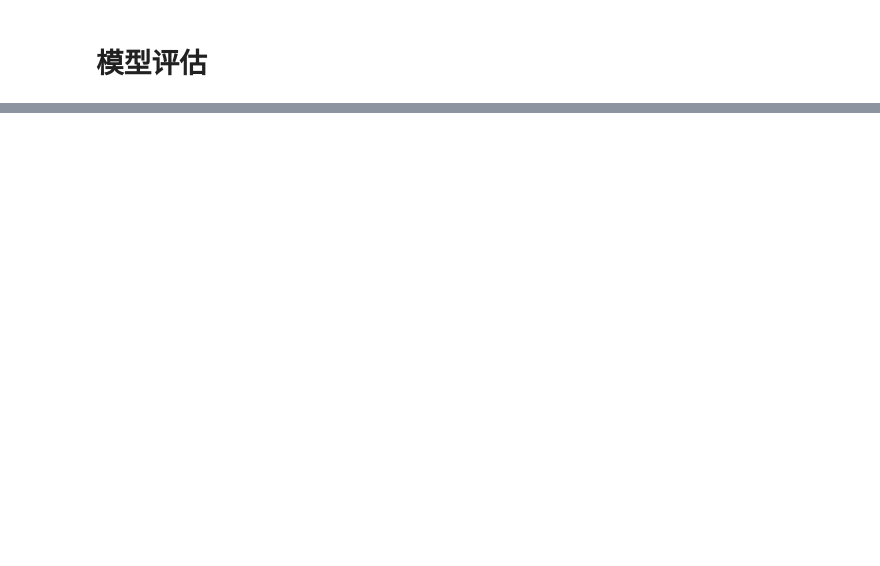
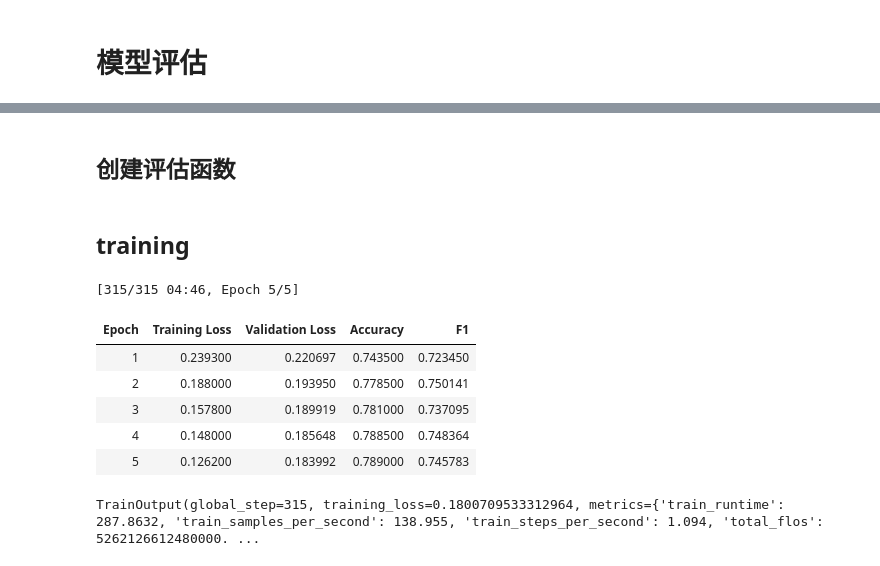
Before and after one commit to Yutong-Dai/commented_codebase, a Jupyter notebook: hf_tutorial/07_span_similarity.ipynb, the cells around one changed output, grey strips where cells are left out. Drawn from its saved outputs; the diff is of its cells as text; code cells hidden in the pictures; blank space fills up the shorter version.

```diff
--- a/hf_tutorial/07_span_similarity.ipynb
+++ b/hf_tutorial/07_span_similarity.ipynb
@@ -137,0 +414,51 @@ pipe({'text': '我喜欢你', 'text_pair': '我爱你'})
+# %%
+model = DualModel.from_pretrained(checkpoint)
+# %% [markdown]
+## 创建评估函数
+# %%
+acc_metric = evaluate.load("accuracy")
+f1_metirc = evaluate.load("f1")
+
+def eval_metric(eval_predict):
+    predictions, labels = eval_predict
+    predictions = [int(i > 0.7) for i in predictions]
+    # orginal lables take value in [-1, 1], we convert it to [0, 1]
+    labels = [int(i>0)  for i in labels]
+    acc = acc_metric.compute(predictions=predictions, references=labels)
+    f1 = f1_metirc.compute(predictions=predictions, references=labels)
+    acc.update(f1)
+    return acc
+# %% [markdown]
+## training
+# %%
+train_args = TrainingArguments(num_train_epochs=5,  # 训练的epoch数
+                               output_dir="./dual_model",      # 输出文件夹
+                               per_device_train_batch_size=64,  # 训练时的batch_size
+                               per_device_eval_batch_size=128,  # 验证时的batch_size
+                               logging_steps=10,                # log 打印的频率 only takse effect when report_to ! = none
+                               evaluation_strategy="epoch",     # 评估策略
+                               save_strategy="epoch",           # 保存策略
+                               save_total_limit=2,              # 最大保存数
+                               learning_rate=2e-5,              # 学习率
+                               weight_decay=0.01,               # weight_decay
+                               metric_for_best_model="f1",      # 设定评估指标
+                               load_best_model_at_end=True,     # 训练完成后加载最优模型
+                               report_to="none")                # 不使用tensorboard
+# %%
+trainer = Trainer(model=model,
+                  args=train_args,
+                  train_dataset=tokenized_datasets["train"],
+                  eval_dataset=tokenized_datasets["test"],
+                #   data_collator=DataCollatorWithPadding(tokenizer=tokenizer),
+                  compute_metrics=eval_metric)
+# %%
+trainer.train()
+# %% [output]
+[315/315 04:46, Epoch 5/5]
+| Epoch | Training Loss | Validation Loss | Accuracy | F1 |
+| 1 | 0.239300 | 0.220697 | 0.743500 | 0.723450 |
+| 2 | 0.188000 | 0.193950 | 0.778500 | 0.750141 |
+| 3 | 0.157800 | 0.189919 | 0.781000 | 0.737095 |
+| 4 | 0.148000 | 0.185648 | 0.788500 | 0.748364 |
+| 5 | 0.126200 | 0.183992 | 0.789000 | 0.745783 |
+TrainOutput(global_step=315, training_loss=0.1800709533312964, metrics={'train_runtime': 287.8632, 'train_samples_per_second': 138.955, 'train_steps_per_second': 1.094, 'total_flos': 5262126612480000. ...
```
Also changed, not shown: parts of 43 cells of this notebook, 26 other files.
